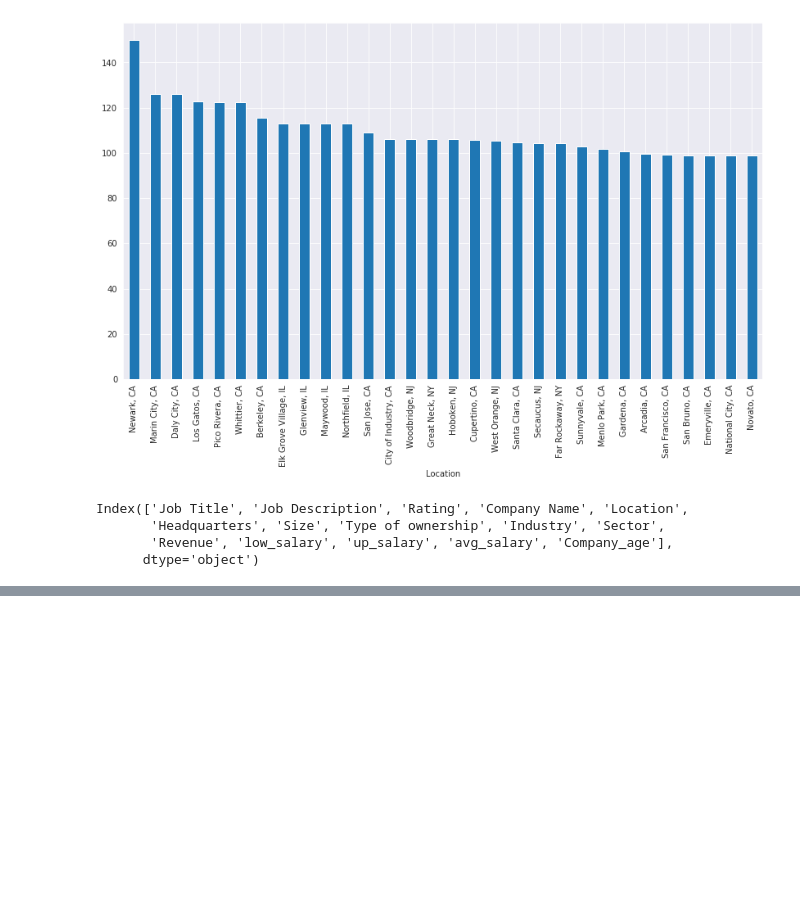
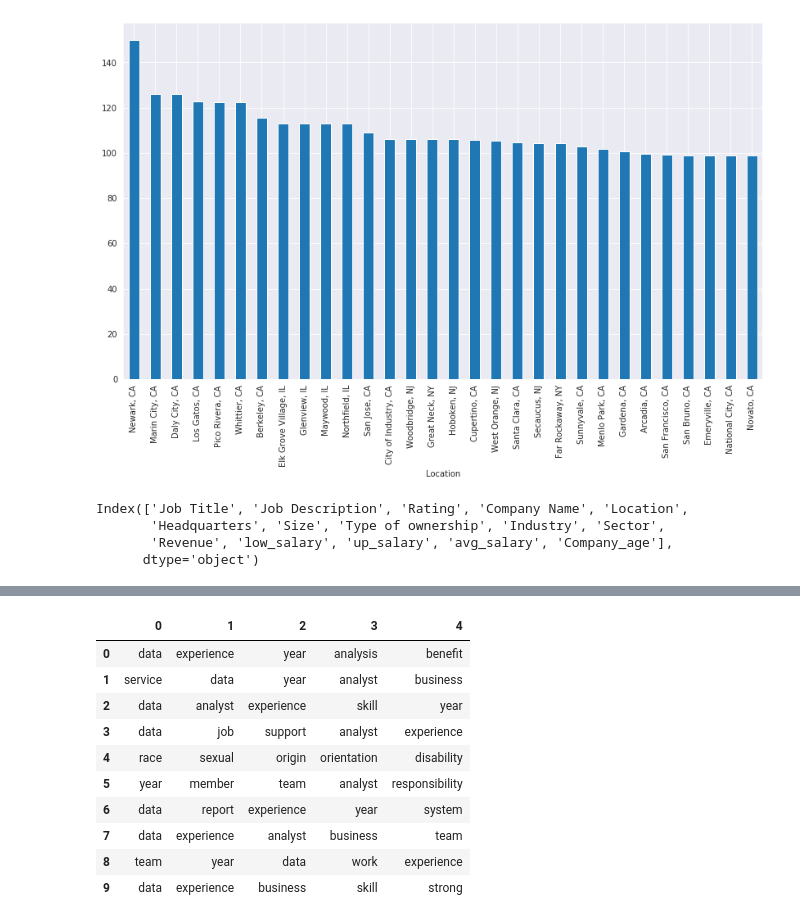
Before and after one commit to nabanitarimpi/Job-post-analysis, a Jupyter notebook: job_posting.ipynb, the cells around one changed output, grey strips where cells are left out. Cells and saved outputs as stored; diff of their text form; code cells hidden in the pictures; blank space fills up the shorter version.

```diff
--- a/job_posting.ipynb
+++ b/job_posting.ipynb
@@ -492,0 +573,3 @@ final_list = list(lemm_token_list)
+# %%
+lda = LatentDirichletAllocation()
+new_mat = lda.fit_transform(df_matrix)
@@ -492,0 +582,2 @@ final_list = list(lemm_token_list)
+# %%
+keywords = np.array(count_vect.get_feature_names())
@@ -492,0 +588,21 @@ final_list = list(lemm_token_list)
+# %%
+topic_keywords = []
+
+for topic_weights in lda.components_:
+    top_keyword_locs = (-topic_weights).argsort()[:5]
+    topic_keywords.append(keywords.take(top_keyword_locs))
+
+df_topic_keywords = pd.DataFrame(topic_keywords)
+df_topic_keywords
+# %% [output]
+|  | 0 | 1 | 2 | 3 | 4 |
+| 0 | data | experience | year | analysis | benefit |
+| 1 | service | data | year | analyst | business |
+| 2 | data | analyst | experience | skill | year |
+| 3 | data | job | support | analyst | experience |
+| 4 | race | sexual | origin | orientation | disability |
+| 5 | year | member | team | analyst | responsibility |
+| 6 | data | report | experience | year | system |
+| 7 | data | experience | analyst | business | team |
+| 8 | team | year | data | work | experience |
+| 9 | data | experience | business | skill | strong |
```
Also changed, not shown: parts of 24 cells of this notebook.
